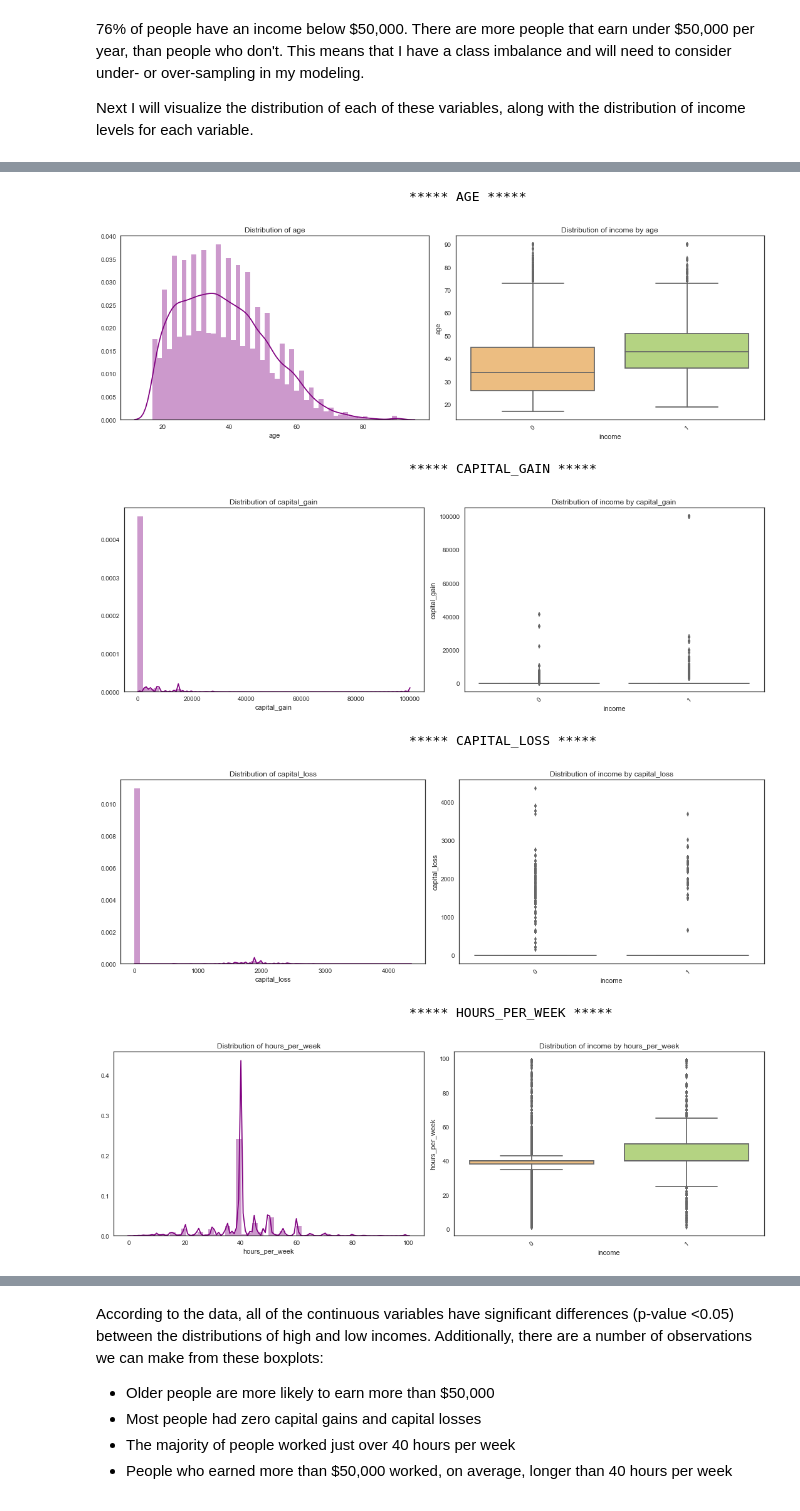
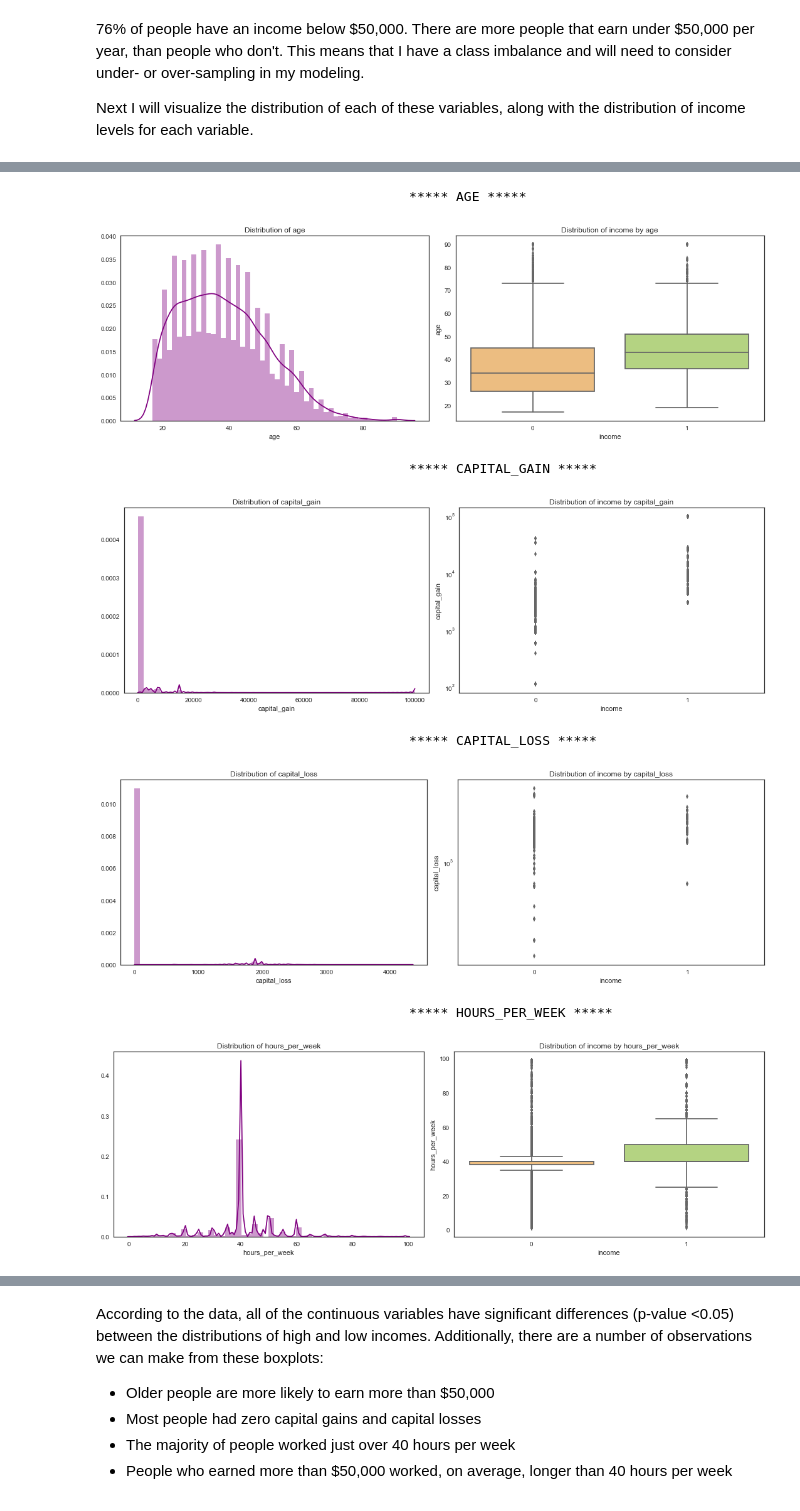
Before and after one commit to ephs08kmp/capstone_projects, a Jupyter notebook: Capstone 3 Income Data.ipynb, the cells around one changed output, grey strips where cells are left out. Drawn from its saved outputs; the diff is of its cells as text; code cells hidden in the pictures.

```diff
--- a/Capstone 3 Income Data.ipynb
+++ b/Capstone 3 Income Data.ipynb
@@ -177,0 +210,18 @@ inc = inc.drop('education_num', axis=1)
+# %%
+# Re-naming entries to generalize some of the smaller categories
+inc.education = inc.education.map({'Preschool':'Dropout',
+                                   '1st-4th':'Dropout',
+                                   '5th-6th':'Dropout',
+                                   '7th-8th':'Dropout',
+                                   '9th':'Dropout',
+                                   '10th':'Dropout',
+                                   '11th':'Dropout',
+                                   'HS-grad':'HS-grad',
+                                   'Some-college':'Some-college',
+                                   'Assoc-voc':'Some-college',
+                                   'Assoc-acdm':'Some-college',
+                                   'Bachelors':'Bachelors',
+                                   'Masters':'Advanced-degree',
+                                   'Prof-school':'Advanced-degree',
+                                   'Doctorate':'Advanced-degree'})
+inc.education.value_counts()
@@ -577,37 +623,39 @@ Next, let's take a look at distributions of continuous data for income levels.
 p_vals = pd.DataFrame(columns=['Attribute', 'P_value'])
 
 for col in inc.select_dtypes(include='int64').columns.drop('income'):
     print('\t\t\t\t\t***** {} *****'.format(col.upper()))
     # Plotting distributions of each column
     plt.figure(figsize=(15,5))
     plt.subplot(121)
     sns.distplot(inc[col], color='Purple')
     plt.title('Distribution of {}'.format(col))
 
     # Plotting distributions of each column by income level
     plt.subplot(122)
     sns.boxplot(x='income', y=col, data=inc, palette='RdYlGn')
     plt.title('Distribution of income by {}'.format(col))
-    plt.xticks(rotation=40)
+    #changing y-axis scale to log for capital gain and capital loss to better visualize distribution
+    if col in ['capital_gain','capital_loss']:
+        plt.yscale('log')
 
     plt.tight_layout()
     plt.show()
 
     # Calculating pvalues from t-test
     t_val, p_val = ttest_ind(inc[inc['income']==0][col],
                                 inc[inc['income']==1][col])
     p_vals = p_vals.append({'Attribute':col, 'P_value':float(p_val)}, ignore_index=True)
 
 
 # Printing p-values of t-tests, sorted by p-values
 p_vals.sort_values('P_value')
 # %% [output]
                                         ***** AGE *****
 [figure]
                                         ***** CAPITAL_GAIN *****
-[figure, old version]
+[figure, new version]
                                         ***** CAPITAL_LOSS *****
-[figure, old version]
+[figure, new version]
                                         ***** HOURS_PER_WEEK *****
 [figure]
 |  | Attribute | P_value |
```
Also changed, not shown: parts of 74 cells of this notebook.
